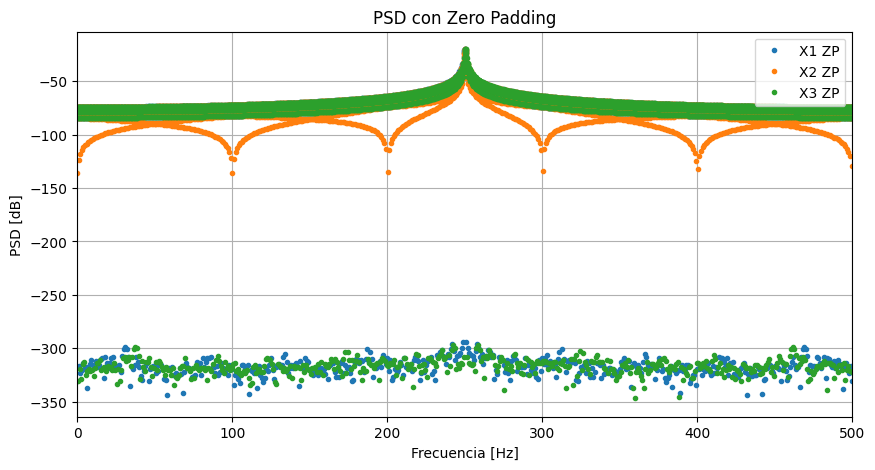
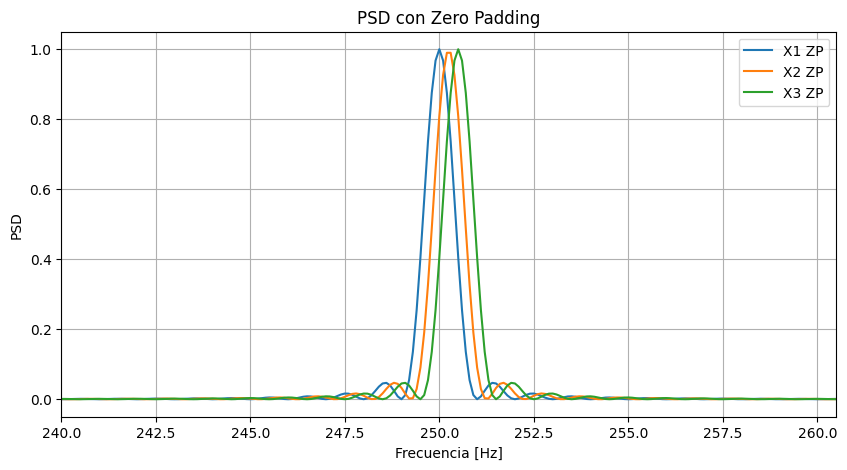
Unified diff of the notebook cell whose output changed from the first chart to the second:
--- before
+++ after
@@ -6,18 +6,18 @@
 x3_zp = np.pad(x3, (0, Np),'constant', constant_values=0)
 
-X1_zp = np.fft.fft(x1_zp)/Nt
-X2_zp = np.fft.fft(x2_zp)/Nt
-X3_zp = np.fft.fft(x3_zp)/Nt
+X1_zp = np.fft.fft(x1_zp)/N
+X2_zp = np.fft.fft(x2_zp)/N
+X3_zp = np.fft.fft(x3_zp)/N
 
 fz  = np.arange(Nt) * fs / Nt
 
 plt.figure(figsize=(10,5))
-plt.plot(fz,10*np.log10(2*(np.abs(X1_zp)**2)), '.', label='X1 ZP')
-plt.plot(fz,10*np.log10(2*(np.abs(X2_zp)**2)), '.', label='X2 ZP')
-plt.plot(fz,10*np.log10(2*(np.abs(X3_zp)**2)), '.', label='X3 ZP')
+plt.plot(fz,2*(np.abs(X1_zp)**2), label='X1 ZP')
+plt.plot(fz,2*(np.abs(X2_zp)**2), label='X2 ZP')
+plt.plot(fz,2*(np.abs(X3_zp)**2), label='X3 ZP')
 
-plt.xlim([0, fs/2])
+plt.xlim([ff1 - 10*deltaf, ff3 + 10*deltaf])
 plt.xlabel('Frecuencia [Hz]')
-plt.ylabel('PSD [dB]')
+plt.ylabel('PSD')
 plt.title('PSD con Zero Padding')
 plt.legend()

Commit: TS4 Finalizada